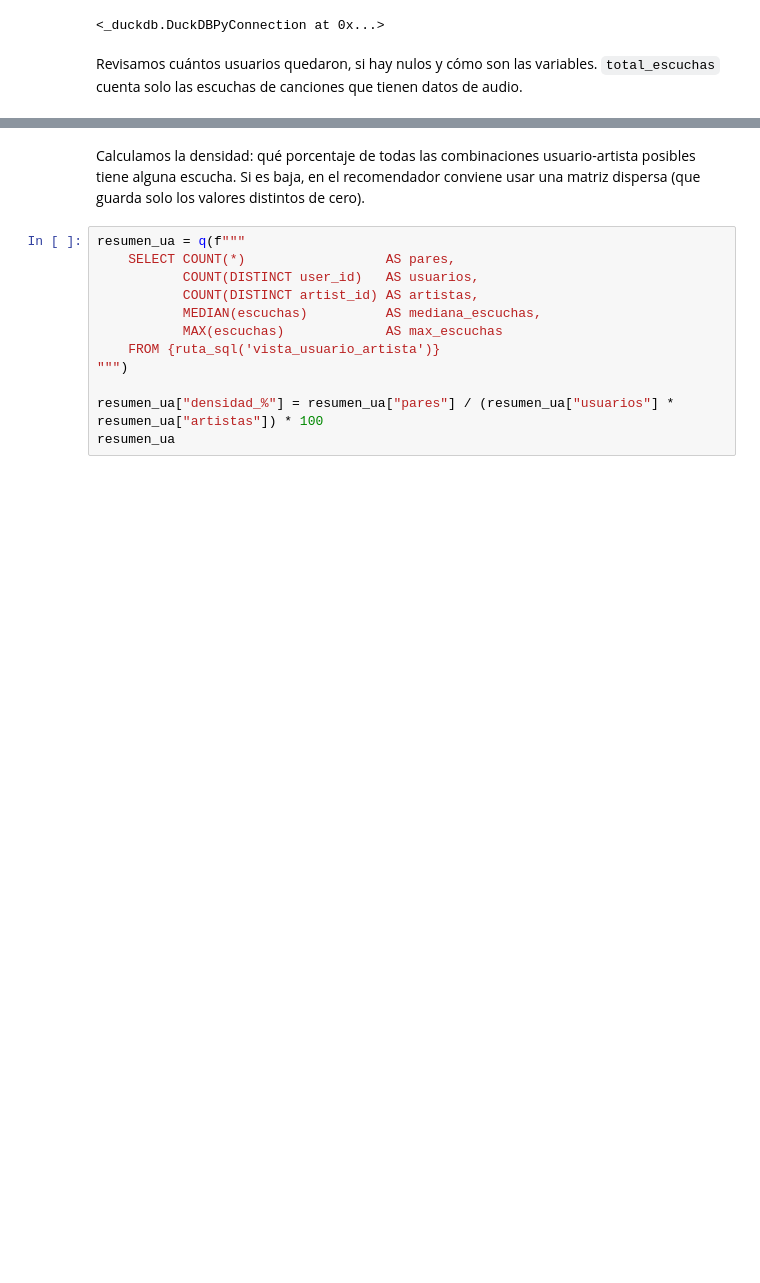
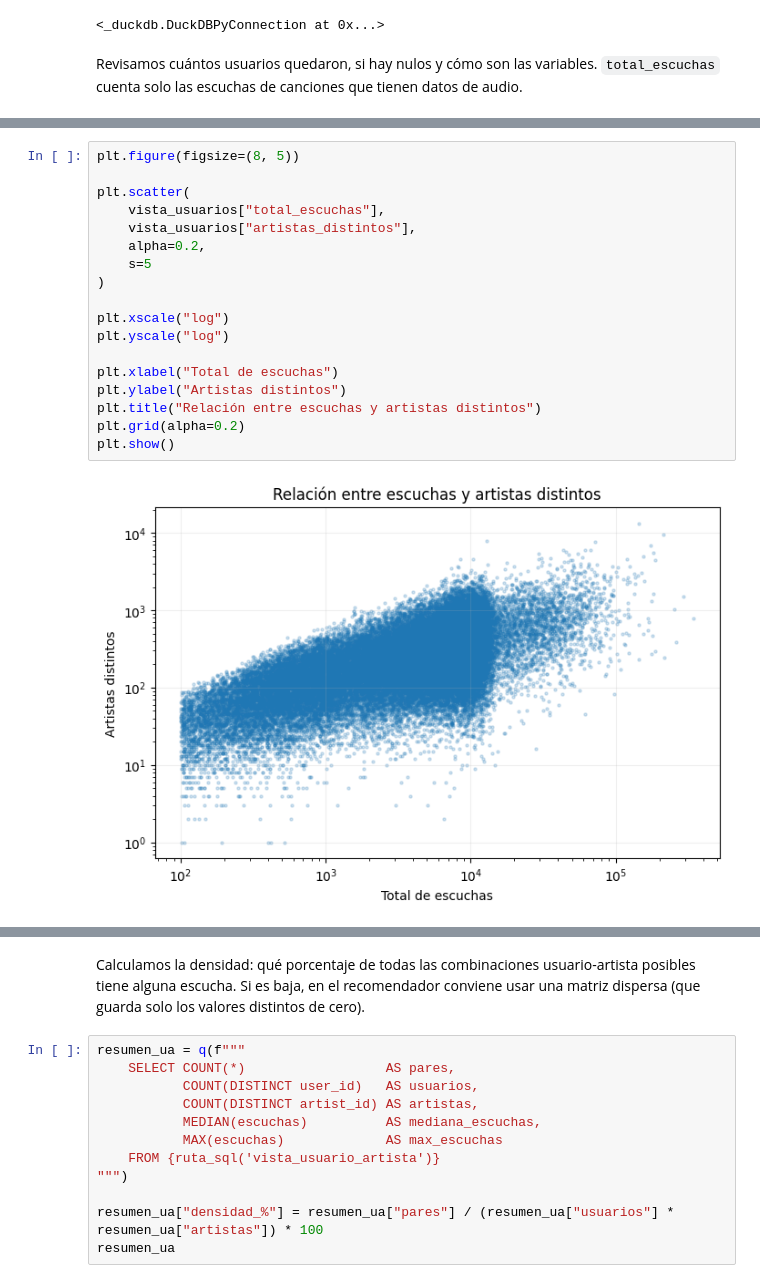
Before and after one commit to marianagrau99/musica-por-pais, a Jupyter notebook: mineria/03_vistas_minables_ml.ipynb, the cells around one changed output, grey strips where cells are left out. Cells and saved outputs as stored; diff of their text form; blank space fills up the shorter version.

```diff
--- a/mineria/03_vistas_minables_ml.ipynb
+++ b/mineria/03_vistas_minables_ml.ipynb
@@ -187,0 +301,20 @@ vista_usuarios.head()
+# %%
+plt.figure(figsize=(8, 5))
+
+plt.scatter(
+    vista_usuarios["total_escuchas"],
+    vista_usuarios["artistas_distintos"],
+    alpha=0.2,
+    s=5
+)
+
+plt.xscale("log")
+plt.yscale("log")
+
+plt.xlabel("Total de escuchas")
+plt.ylabel("Artistas distintos")
+plt.title("Relación entre escuchas y artistas distintos")
+plt.grid(alpha=0.2)
+plt.show()
+# %% [output]
+[figure, added]
```
Also changed, not shown: parts of 21 cells of this notebook, 1 other file.
